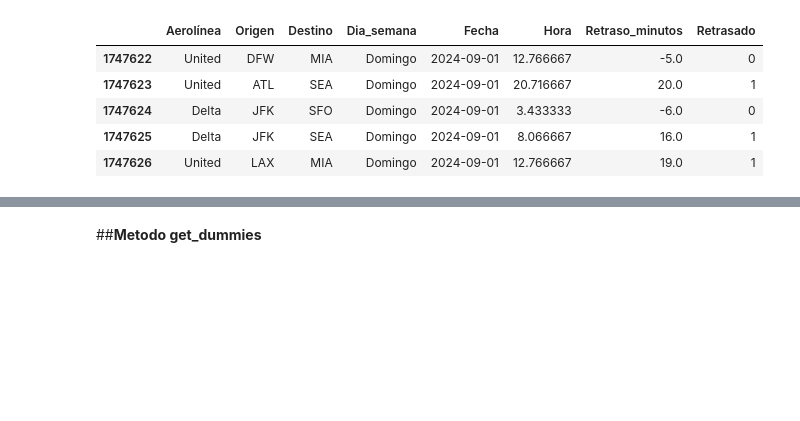
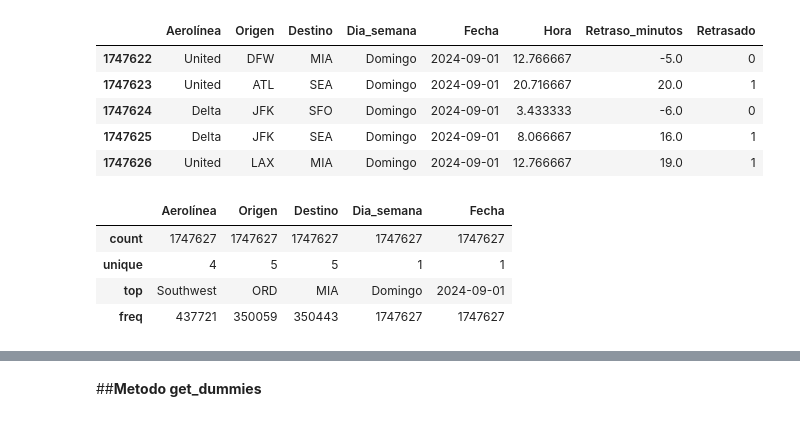
Before and after one commit to Ivan8Garcia/Proyecto_NoCountry, a Jupyter notebook: Vuelos.ipynb, the cells around one changed output, grey strips where cells are left out. Drawn from its saved outputs; the diff is of its cells as text; code cells hidden in the pictures; blank space fills up the shorter version.

```diff
--- a/Vuelos.ipynb
+++ b/Vuelos.ipynb
@@ -262,3 +262,12 @@ datos.tail()
 | 1747624 | Delta | JFK | SFO | Domingo | 2024-09-01 | 3.433333 | -6.0 | 0 |
 | 1747625 | Delta | JFK | SEA | Domingo | 2024-09-01 | 8.066667 | 16.0 | 1 |
 | 1747626 | United | LAX | MIA | Domingo | 2024-09-01 | 12.766667 | 19.0 | 1 |
+# %%
+#variables categoricas
+datos.describe(include="O")
+# %% [output]
+|  | Aerolínea | Origen | Destino | Dia_semana | Fecha |
+| count | 1747627 | 1747627 | 1747627 | 1747627 | 1747627 |
+| unique | 4 | 5 | 5 | 1 | 1 |
+| top | Southwest | ORD | MIA | Domingo | 2024-09-01 |
+| freq | 437721 | 350059 | 350443 | 1747627 | 1747627 |
```
Also changed, not shown: parts of 3 cells of this notebook.
